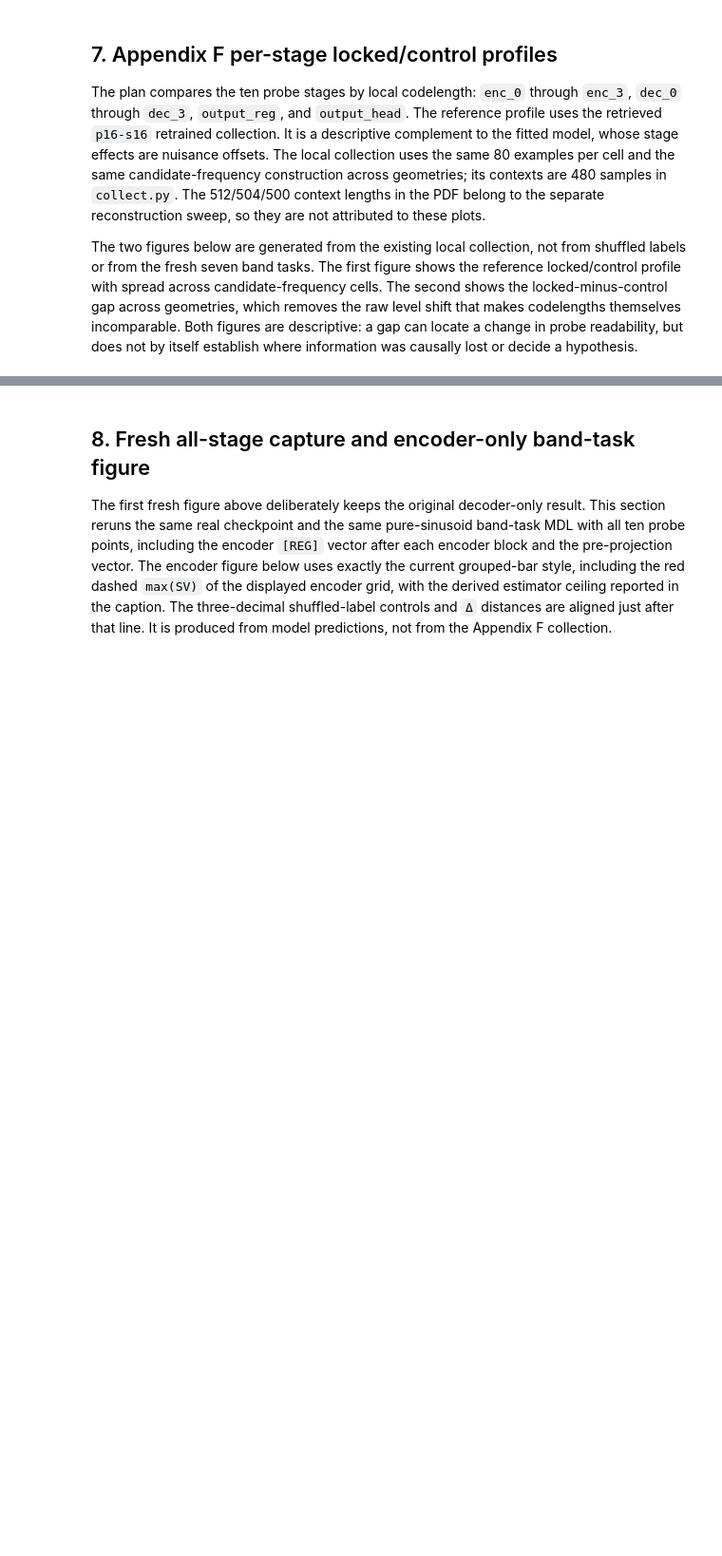
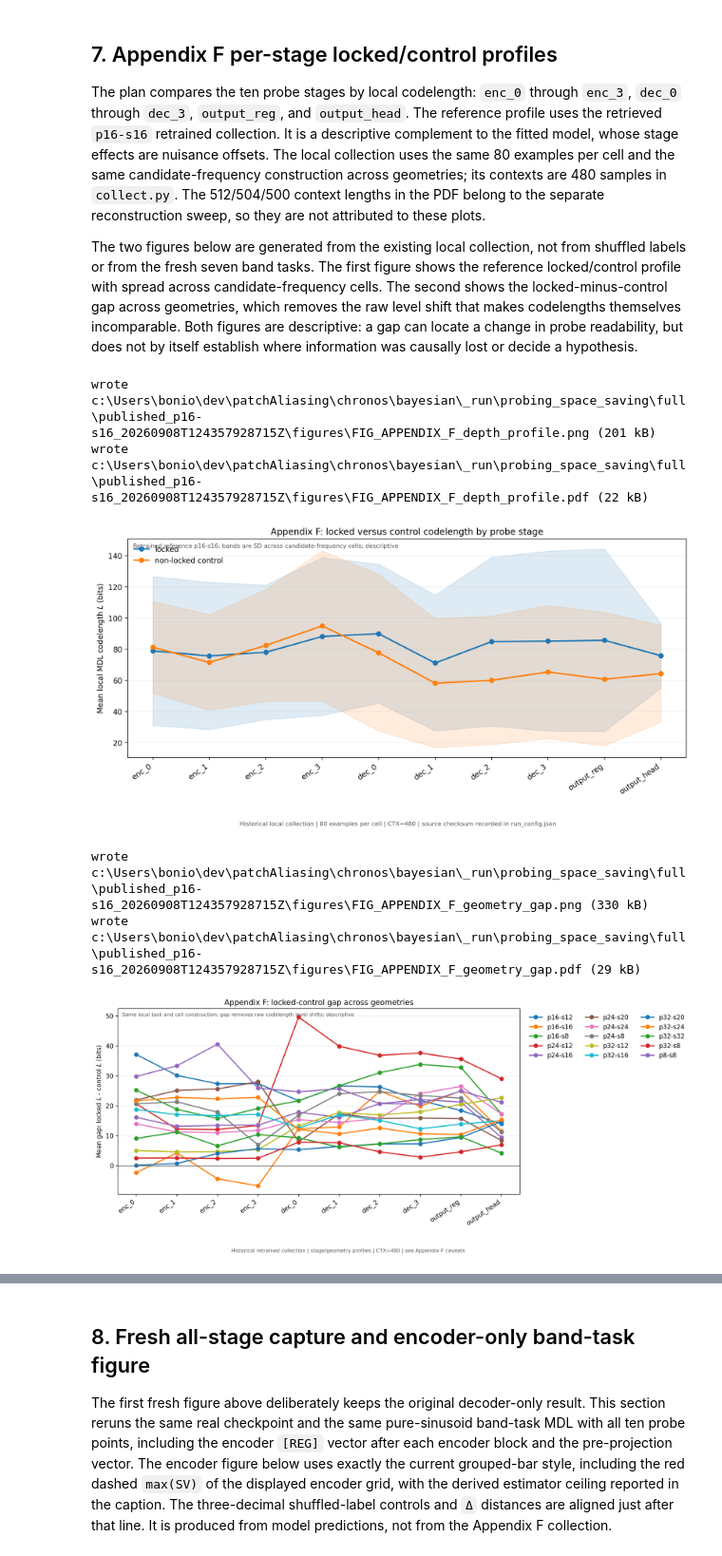
Before and after one commit to FedericoSabbadini/patchAliasing, a Jupyter notebook: chronos/bayesian/probing_space_saving.ipynb, the cells around one changed output, grey strips where cells are left out. Shown at 95% size. Drawn from its saved outputs; the diff is of its cells as text; code cells hidden in the pictures; blank space fills up the shorter version.

```diff
--- a/chronos/bayesian/probing_space_saving.ipynb
+++ b/chronos/bayesian/probing_space_saving.ipynb
@@ -30,7 +30,7 @@ replace the fresh model-prediction run and do not provide a hypothesis test.
 import importlib.util
 import subprocess
 import sys
-packages = {"numpy": "numpy", "pandas": "pandas", "matplotlib": "matplotlib",
+packages = {"numpy": "numpy", "pandas": "pandas", "pyarrow": "pyarrow", "matplotlib": "matplotlib",
             "sklearn": "scikit-learn", "torch": "torch", "huggingface_hub": "huggingface-hub",
             "accelerate": "accelerate", "chronos": "chronos-forecasting", "tqdm": "tqdm"}
 missing = []
@@ -660,12 +664,17 @@ APPENDIX_F_PATH, APPENDIX_F_SOURCE = _find_appendix_f_data()
 APPENDIX_F_ACTUAL_SHA256 = sha256_file(APPENDIX_F_PATH)
 if APPENDIX_F_SOURCE["kind"] != "user_override" and APPENDIX_F_ACTUAL_SHA256 != APPENDIX_F_SHA256:
     raise ValueError("Local Appendix F artifact differs from the pinned checksum; refusing to plot it.")
-try:
-    import fastparquet  # noqa: F401
-except ImportError:
-    subprocess.check_call([sys.executable, "-m", "pip", "install", "-q", "fastparquet"])
-    importlib.invalidate_caches()
-appendix_cells = pd.read_parquet(APPENDIX_F_PATH, engine="fastparquet")
+APPENDIX_F_PARQUET_ENGINE = None
+for candidate in ("pyarrow", "fastparquet"):
+    try:
+        importlib.import_module(candidate)
+    except ImportError:
+        continue
+    APPENDIX_F_PARQUET_ENGINE = candidate
+    break
+if APPENDIX_F_PARQUET_ENGINE is None:
+    raise ModuleNotFoundError("Appendix F needs a parquet engine. Install pyarrow in the active kernel.")
+appendix_cells = pd.read_parquet(APPENDIX_F_PATH, engine=APPENDIX_F_PARQUET_ENGINE)
 required_columns = {"model", "P", "S", "stage", "f_center", "is_locked", "n", "L_bits"}
 missing_columns = required_columns.difference(appendix_cells.columns)
 if missing_columns:
@@ -729,6 +738,7 @@ MANIFEST["appendix_f"] = {
     "context_length_in_collection": 480,
     "per_cell_n": sorted(appendix_cells["n"].unique().astype(int).tolist()),
     "interpretation": "descriptive local locked-control codelength; not a hypothesis test",
+    "parquet_engine": APPENDIX_F_PARQUET_ENGINE,
 }
 
 xs = np.arange(len(APPENDIX_F_STAGES))
@@ -741,30 +751,37 @@ for locked, colour, label in [(1, "tab:blue", "locked"), (0, "tab:orange", "non-
 ax.set_xticks(xs, APPENDIX_F_STAGES, rotation=35, ha="right")
 ax.set_ylabel("Mean local MDL codelength $L$ (bits)")
 ax.set_title("Appendix F: locked versus control codelength by probe stage")
 ax.text(0.01, 0.98, "Retrained reference p16-s16; bands are SD across candidate-frequency cells; descriptive",
         transform=ax.transAxes, va="top", fontsize=8, color="0.35")
 ax.grid(axis="y", alpha=0.2); ax.legend(frameon=False)
 fig.text(0.5, 0.015, "Historical local collection | 80 examples per cell | CTX=480 | source checksum recorded in run_config.json",
          ha="center", fontsize=8, color="0.35")
 fig.subplots_adjust(bottom=0.22, top=0.88)
 appendix_depth_page = save_figure(fig, "FIG_APPENDIX_F_depth_profile.png")
 display(Image(filename=str(appendix_depth_page)))
 
 fig, ax = plt.subplots(figsize=(13.5, 6.2))
 for geometry, group in geometry_profile.groupby("model", sort=False):
     group = group.set_index("stage").reindex(APPENDIX_F_STAGES)
     ax.plot(xs, group["gap_locked_minus_control"].to_numpy(float), marker="o", lw=1.8, label=geometry)
 ax.axhline(0, color="0.35", lw=0.9)
 ax.set_xticks(xs, APPENDIX_F_STAGES, rotation=35, ha="right")
 ax.set_ylabel("Mean gap: locked $L$ - control $L$ (bits)")
 ax.set_title("Appendix F: locked-control gap across geometries")
 ax.text(0.01, 0.98, "Same local task and cell construction; gap removes raw codelength level shifts; descriptive",
         transform=ax.transAxes, va="top", fontsize=8, color="0.35")
 ax.grid(axis="y", alpha=0.2); ax.legend(frameon=False, ncol=3, loc="upper left", bbox_to_anchor=(1.01, 1.0))
 fig.text(0.5, 0.015, "Historical retrained collection | stage/geometry profiles | CTX=480 | see Appendix F caveats",
          ha="center", fontsize=8, color="0.35")
 fig.subplots_adjust(bottom=0.22, top=0.88, right=0.78)
 appendix_gap_page = save_figure(fig, "FIG_APPENDIX_F_geometry_gap.png")
 display(Image(filename=str(appendix_gap_page)))
 display(APPENDIX_F_PROFILE[["stage", "L_bits_mean_locked", "L_bits_mean_control",
                            "gap_locked_minus_control", "cells", "n_per_cell"]].round(3))
+# %% [output]
+wrote c:\Users\bonio\dev\patchAliasing\chronos\bayesian\_run\probing_space_saving\full\published_p16-s16_20260908T124357928715Z\figures\FIG_APPENDIX_F_depth_profile.png (201 kB)
+wrote c:\Users\bonio\dev\patchAliasing\chronos\bayesian\_run\probing_space_saving\full\published_p16-s16_20260908T124357928715Z\figures\FIG_APPENDIX_F_depth_profile.pdf (22 kB)
+[figure, added]
+wrote c:\Users\bonio\dev\patchAliasing\chronos\bayesian\_run\probing_space_saving\full\published_p16-s16_20260908T124357928715Z\figures\FIG_APPENDIX_F_geometry_gap.png (330 kB)
+wrote c:\Users\bonio\dev\patchAliasing\chronos\bayesian\_run\probing_space_saving\full\published_p16-s16_20260908T124357928715Z\figures\FIG_APPENDIX_F_geometry_gap.pdf (29 kB)
+[figure, added]
```
Also changed, not shown: parts of 9 cells of this notebook.
